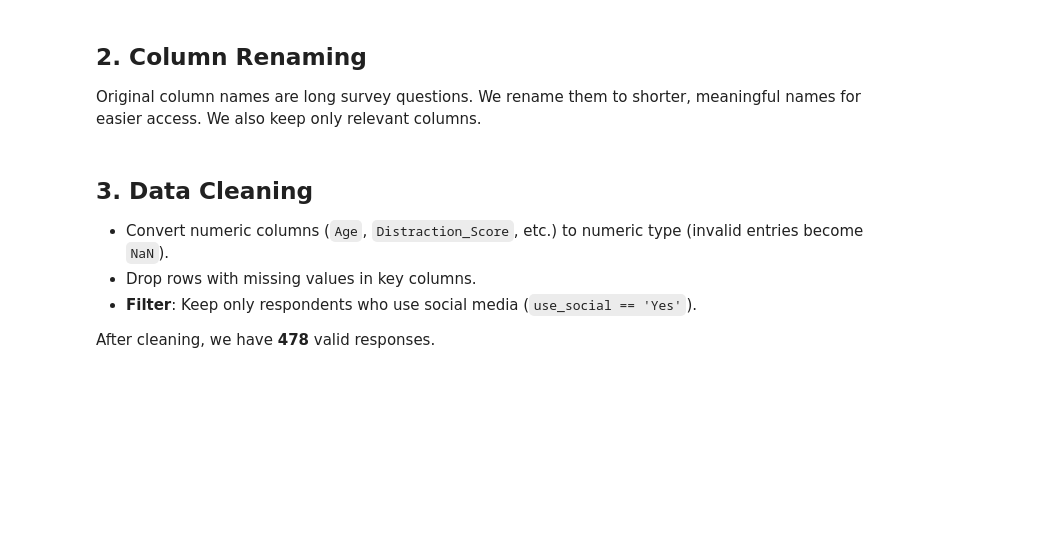
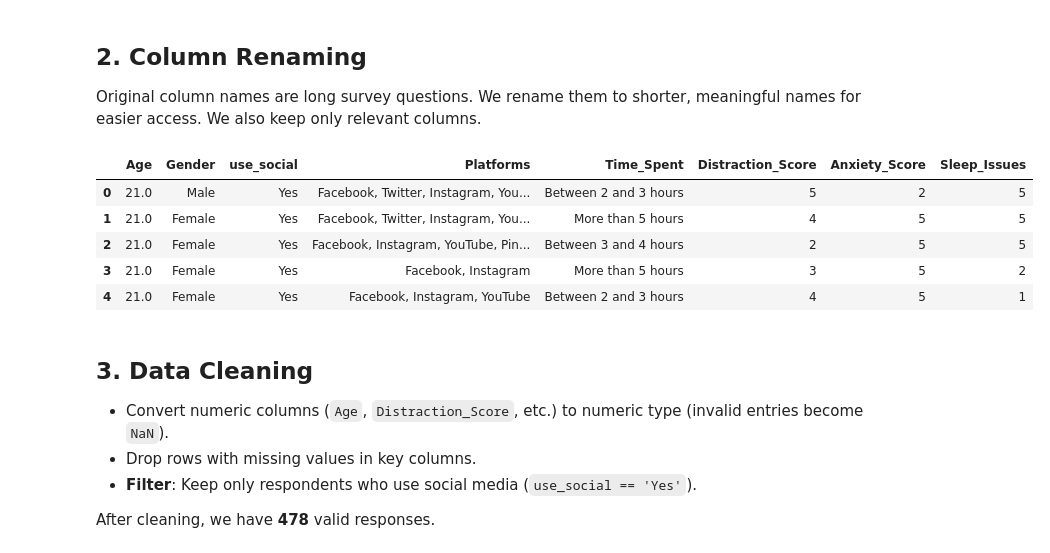
Before and after one commit to mxb8tb9nz2-cmyk/Social-Media-Mental-Health-Analysis, a Jupyter notebook: social_media_analysis.ipynb, the cells around one changed output. Saved outputs shown, nothing was run; the diff lists cells and outputs as text; code cells hidden in the pictures; blank space fills up the shorter version.

```diff
--- a/social_media_analysis.ipynb
+++ b/social_media_analysis.ipynb
@@ -37,17 +40,25 @@ Original column names are long survey questions. We rename them to shorter, mean
 # %%
 # Rename columns (only needed columns)
 rename_cols = {
     '1. What is your age?': 'Age',
     '2. Gender': 'Gender',
     '6. Do you use social media?': 'use_social',          # added
     '7. What social media platforms do you commonly use?': 'Platforms',
     '8. What is the average time you spend on social media every day?': 'Time_Spent',
     '12. On a scale of 1 to 5, how easily distracted are you?': 'Distraction_Score',
     '13. On a scale of 1 to 5, how much are you bothered by worries?': 'Anxiety_Score',
     '20. On a scale of 1 to 5, how often do you face issues regarding sleep?': 'Sleep_Issues'
 }
 df = df.rename(columns=rename_cols)
 df = df[list(rename_cols.values())]   # keep only these columns
+df.head()
+# %% [output]
+|  | Age | Gender | use_social | Platforms | Time_Spent | Distraction_Score | Anxiety_Score | Sleep_Issues |
+| 0 | 21.0 | Male | Yes | Facebook, Twitter, Instagram, You... | Between 2 and 3 hours | 5 | 2 | 5 |
+| 1 | 21.0 | Female | Yes | Facebook, Twitter, Instagram, You... | More than 5 hours | 4 | 5 | 5 |
+| 2 | 21.0 | Female | Yes | Facebook, Instagram, YouTube, Pin... | Between 3 and 4 hours | 2 | 5 | 5 |
+| 3 | 21.0 | Female | Yes | Facebook, Instagram | More than 5 hours | 3 | 5 | 2 |
+| 4 | 21.0 | Female | Yes | Facebook, Instagram, YouTube | Between 2 and 3 hours | 4 | 5 | 1 |
 # %% [markdown]
 ## 3. Data Cleaning
 - Convert numeric columns (`Age`, `Distraction_Score`, etc.) to numeric type (invalid entries become `NaN`).
```
Also changed, not shown: parts of 2 cells of this notebook.
